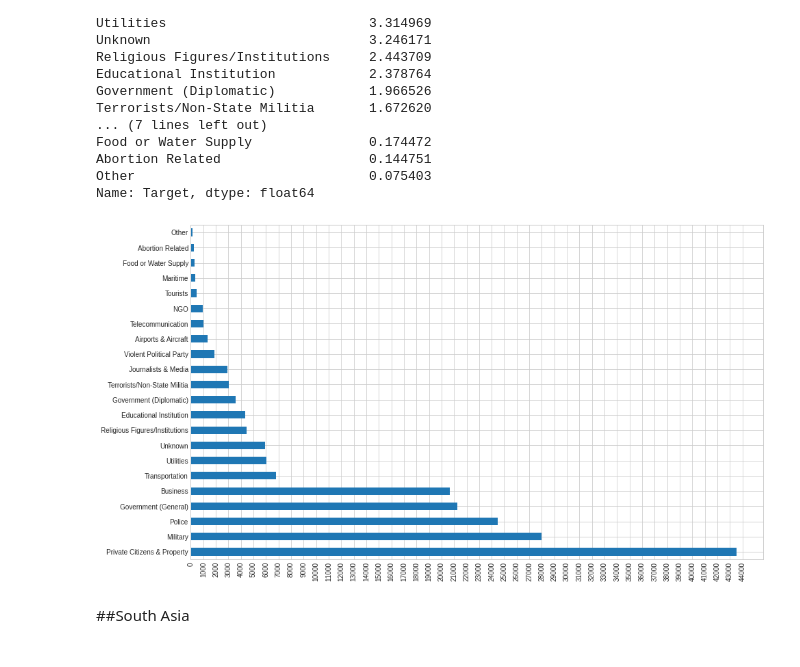
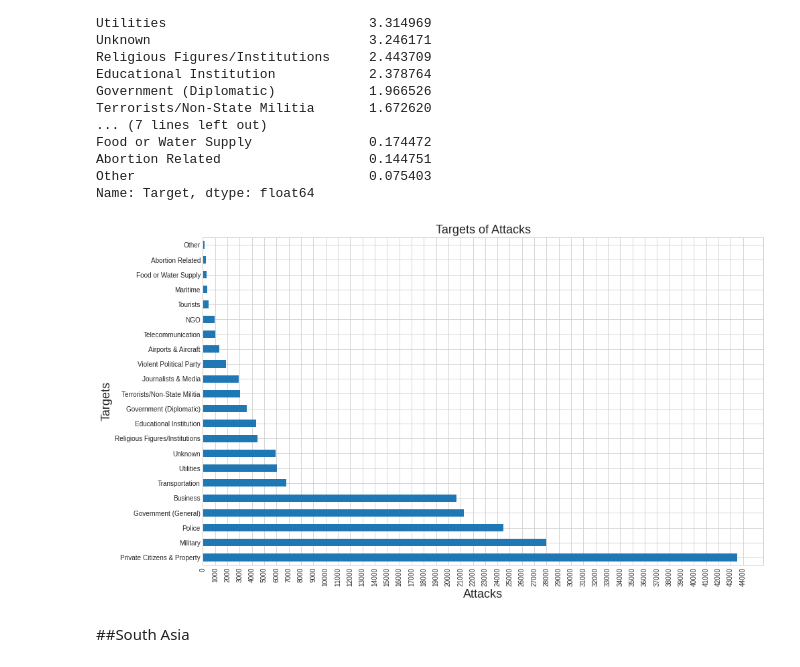
Before and after one commit to chvikas/global-terrorism-analysis, a Jupyter notebook: Global_Terrorism_Analysis_Capstone_Project.ipynb, the cells around one changed output. Saved outputs shown, nothing was run; the diff lists cells and outputs as text; code cells hidden in the pictures.

```diff
--- a/Global_Terrorism_Analysis_Capstone_Project.ipynb
+++ b/Global_Terrorism_Analysis_Capstone_Project.ipynb
@@ -61,7 +64,7 @@ memory usage: 187.1+ MB
 # %%
 # Creating a column dictionary to rename the required columns
 
-column_dict = {'iyear':'Year','imonth':'Month','iday':'Day','country_txt':'Country','provstate':'State','city':'City','region_txt':'Region',
+column_dict = {'iyear':'Year','country_txt':'Country','provstate':'State','city':'City','region_txt':'Region',
                'attacktype1_txt':'Attack', 'targtype1_txt':'Target', 'gname': 'Group_Name', 'motive':'Motive',
                'weaptype1_txt':'Weapon', 'nkill':'Death', 'nkillter': 'Perpetrator_Death', 'nwound':'Wounded', 'nwoundte':'Perpetrator_Wounded','propextent_txt':'Property', 'ransomamt':'Ransom_Amt'}
 # %%
@@ -689,12 +695,15 @@ Name: Target, dtype: float64
 # %%
 #Ploting a bar graph to show target groups and the number of attacks on them
 plt.figure(figsize=(15,9))
 attackTarget_global.plot(kind='barh')
+plt.title("Targets of Attacks",fontsize=18)
+plt.xlabel('Attacks',fontsize=18)
+plt.ylabel('Targets',fontsize=18)
 plt.xticks(np.arange(0,45000,1000))
 plt.xticks(rotation=90)
 plt.show()
 # %% [output]
-[figure, old version]
+[figure, new version]
 # %% [markdown]
 ##South Asia
 # %%
```
Also changed, not shown: parts of 94 cells of this notebook.
